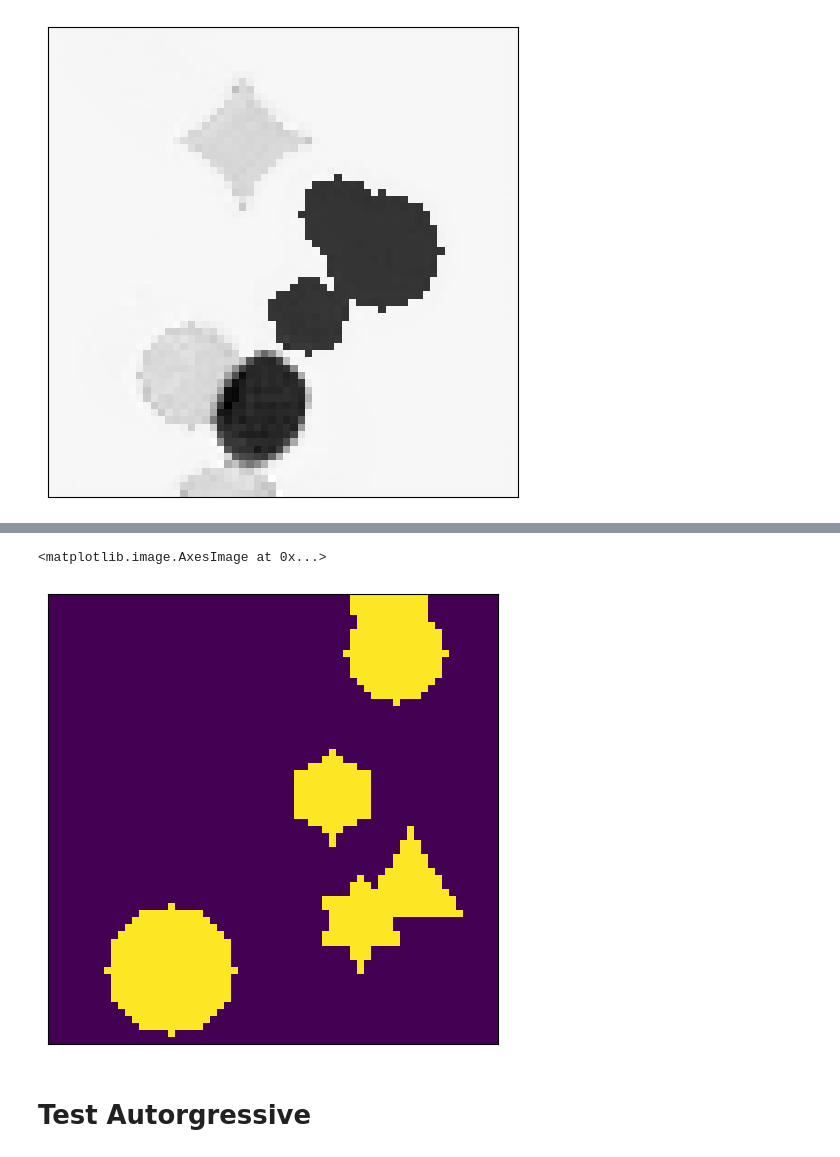
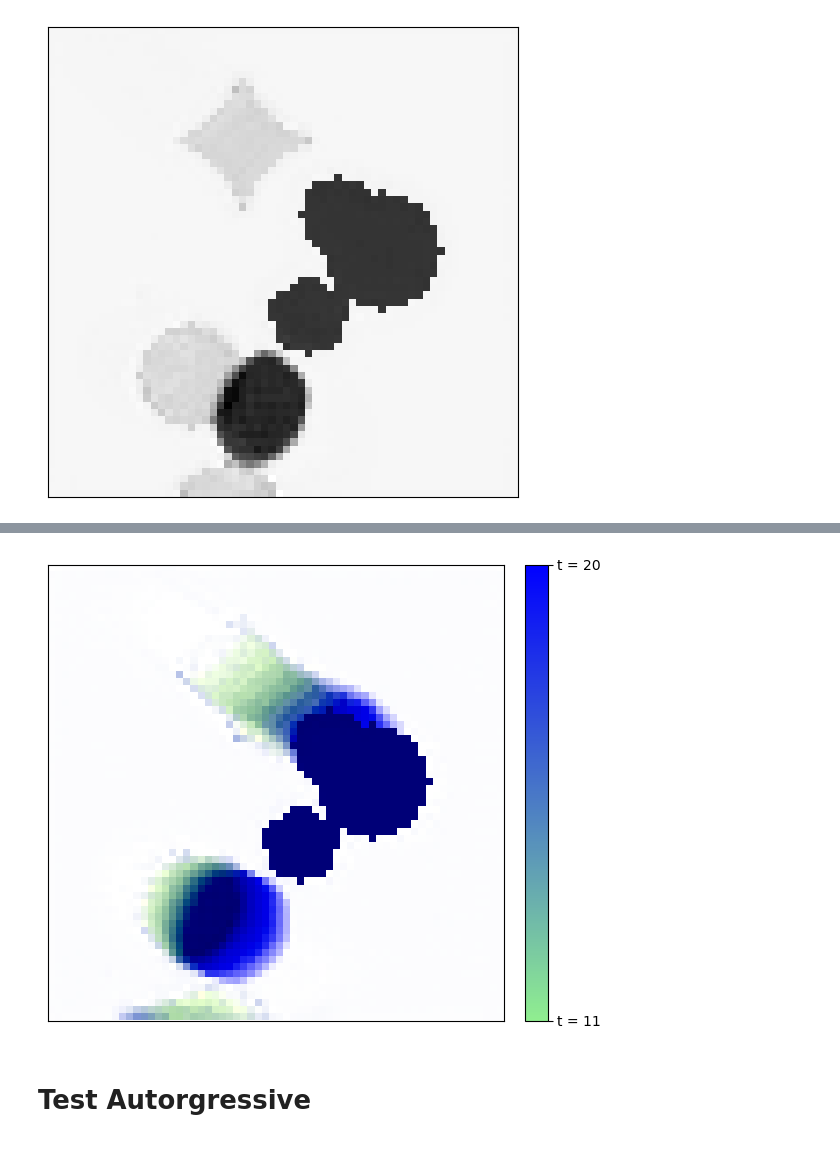
Before and after one commit to alexjps1/bps-trajectory, a Jupyter notebook: frame_prediction/U_net.ipynb, the cells around one changed output, grey strips where cells are left out. Saved outputs shown, nothing was run; the diff lists cells and outputs as text; code cells hidden in the pictures.

```diff
--- a/frame_prediction/U_net.ipynb
+++ b/frame_prediction/U_net.ipynb
@@ -708,14 +573,3 @@ plt.savefig("plots/high_res_plot.png", dpi=300,bbox_inches="tight",
-# %%
-plt.imshow(np.sum(test_data[i][0:10], axis=0), cmap='binary')
-
-plt.tight_layout()
-
-plt.savefig("plots/high_res_plot.png", dpi=300,bbox_inches="tight",
-    pad_inches=0, )
-plt.imshow(test_data[i][10])
-# %% [output]
-<matplotlib.image.AxesImage at 0x...>
-[figure, removed]
 # %%
 def bce_metric(pred, target, threshold = 0.5, bin = False):
     pred = torch.clamp(pred, max=1.0, min=0)
@@ -803,6 +657,56 @@ preds = torch.cat(preds, dim=0).cpu().squeeze(1)
 
 
 visualize_time_series_grid_difference(preds, y,  show_window=False, save_image=True, threshold=0.5, loss_metrics=metrics, n_rows=1, n_cols=5, output_path = r'plots/image.png', step_size=2, only_f1=True)
+# %%
+import numpy as np
+import matplotlib.pyplot as plt
+import matplotlib.colors as mcolors
+import matplotlib.patches as mpatches
+
+frames = np.array(preds)
+
+
+start_color = np.array(mcolors.to_rgb("#3b0764"))
+end_color   = np.array(mcolors.to_rgb("yellow"))
+
+
+canvas = np.ones((64, 64, 3))
+
+for i, frame in enumerate(frames):
+    t = i / (len(frames) - 1)
+    color = (1 - t) * start_color + t * end_color
+
+    layer = frame[:, :, np.newaxis] * color[np.newaxis, np.newaxis, :]
+
+
+    canvas -= 0.3 * layer
+
+
+canvas = np.clip(canvas, 0, 1)
+
+fig, ax = plt.subplots(figsize=(6, 5))
+
+
+cmap = mcolors.LinearSegmentedColormap.from_list("time_cmap", ['lightgreen', 'blue'])
+
+
+norm = mcolors.Normalize(vmin=10, vmax=20)
+
+sm = plt.cm.ScalarMappable(cmap=cmap, norm=norm)
+sm.set_array([])
+
+cbar = fig.colorbar(sm, ax=ax, fraction=0.046, pad=0.04)
+cbar.set_ticks([10, 20])
+cbar.set_ticklabels(["t = 11", "t = 20"])
+plt.imshow(canvas)
+
+plt.xticks([])
+plt.yticks([])
+plt.tight_layout()
+plt.savefig("plots/high_res_plot_preds.png", dpi=300, bbox_inches="tight", pad_inches=0)
+plt.show()
+# %% [output]
+[figure, added]
 # %% [markdown]
 # Test Autorgressive
 # %%
```
Also changed, not shown: parts of 11 cells of this notebook, 1 other file.
